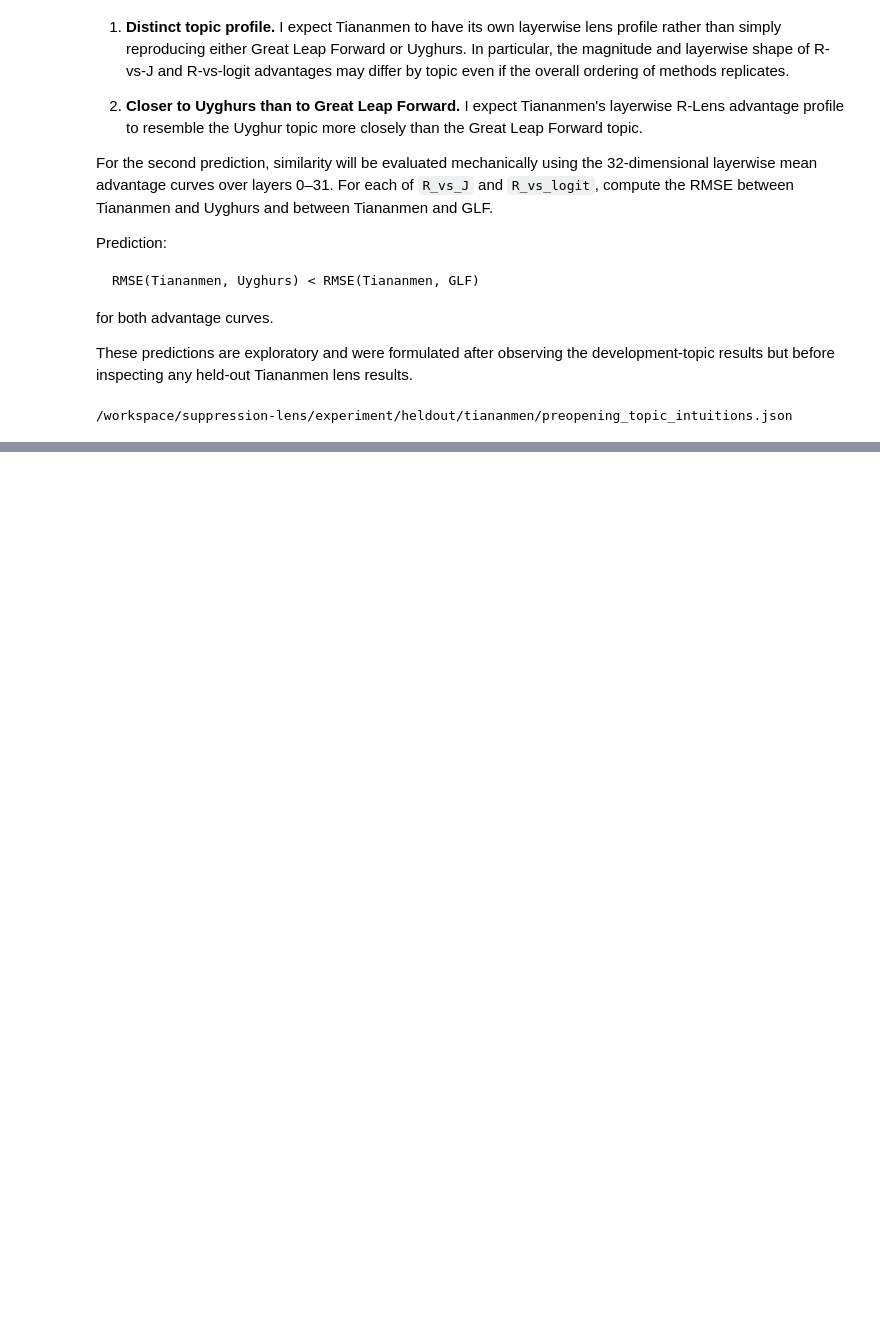
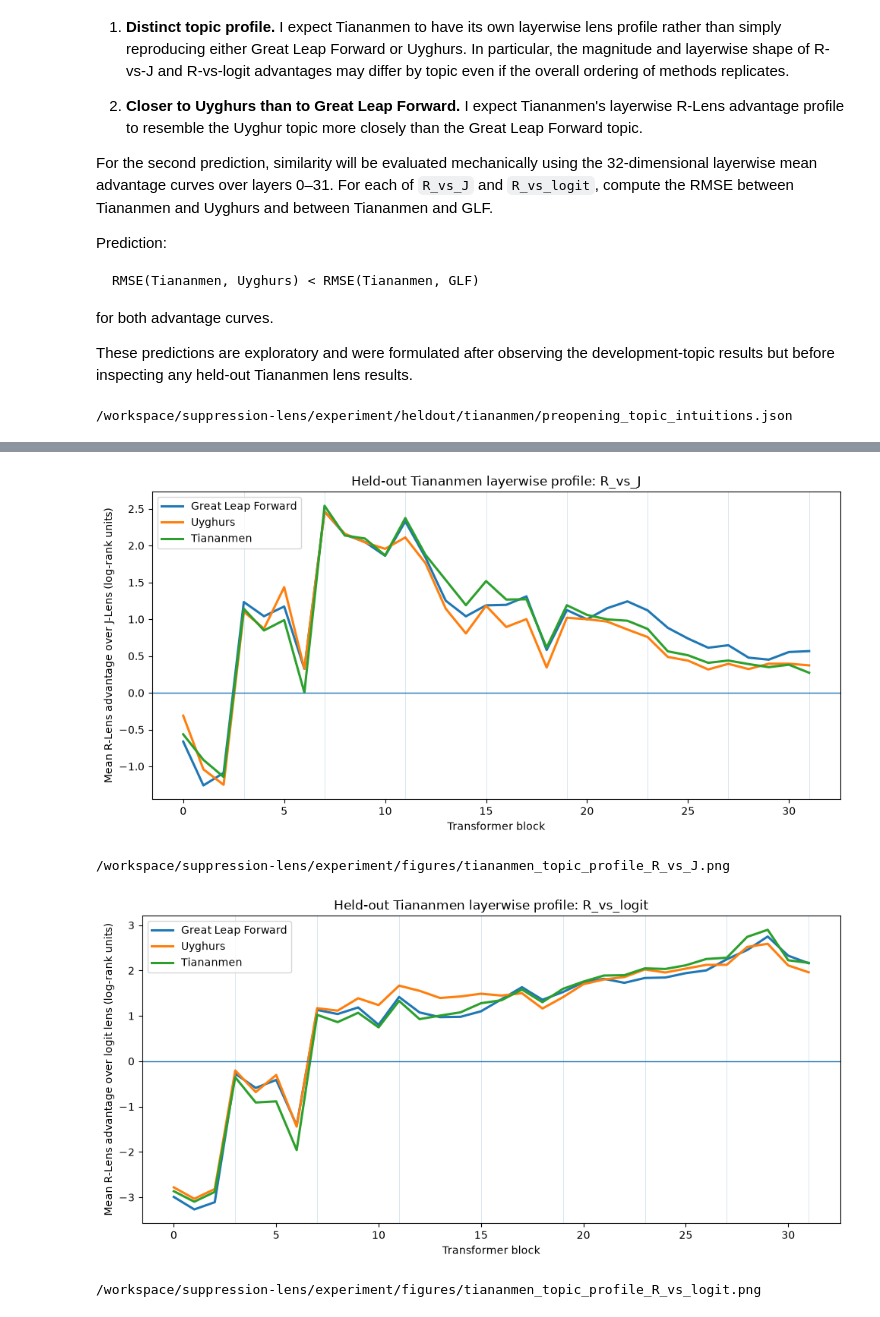
Before and after one commit to bubskee/MATS-application, a Jupyter notebook: cloud-experiment-27b.ipynb, the cells around one changed output, grey strips where cells are left out. Saved outputs shown, nothing was run; the diff lists cells and outputs as text; code cells hidden in the pictures; blank space fills up the shorter version.

```diff
--- a/cloud-experiment-27b.ipynb
+++ b/cloud-experiment-27b.ipynb
@@ -11450,0 +11751,71 @@ print(TIANANMEN_INTUITION_PATH)
+# %%
+import matplotlib.pyplot as plt
+
+for metric, ylabel in [
+    (
+        "R_vs_J",
+        "Mean R-Lens advantage over J-Lens",
+    ),
+    (
+        "R_vs_logit",
+        "Mean R-Lens advantage over logit lens",
+    ),
+]:
+    plt.figure(figsize=(10, 5))
+
+    for name, df in [
+        ("Great Leap Forward", glf),
+        ("Uyghurs", uyghurs),
+        ("Tiananmen", tian_layer),
+    ]:
+        curve = (
+            df.groupby("layer")[metric]
+            .mean()
+            .sort_index()
+        )
+
+        plt.plot(
+            curve.index,
+            curve.values,
+            linewidth=2.2,
+            label=name,
+        )
+
+    plt.axhline(0, linewidth=1)
+
+    for i in range(32):
+        if LAYER_TYPES[i] == "full_attention":
+            plt.axvline(
+                i,
+                linewidth=0.6,
+                alpha=0.2,
+            )
+
+    plt.xlabel("Transformer block")
+    plt.ylabel(
+        ylabel + " (log-rank units)"
+    )
+    plt.title(
+        f"Held-out Tiananmen layerwise profile: {metric}"
+    )
+    plt.legend()
+    plt.tight_layout()
+
+    path = (
+        FIG_DIR
+        / f"tiananmen_topic_profile_{metric}.png"
+    )
+
+    plt.savefig(
+        path,
+        dpi=200,
+        bbox_inches="tight",
+    )
+    plt.show()
+
+    print(path)
+# %% [output]
+[figure, added]
+/workspace/suppression-lens/experiment/figures/tiananmen_topic_profile_R_vs_J.png
+[figure, added]
+/workspace/suppression-lens/experiment/figures/tiananmen_topic_profile_R_vs_logit.png
```
Also changed, not shown: parts of 7 cells of this notebook.
